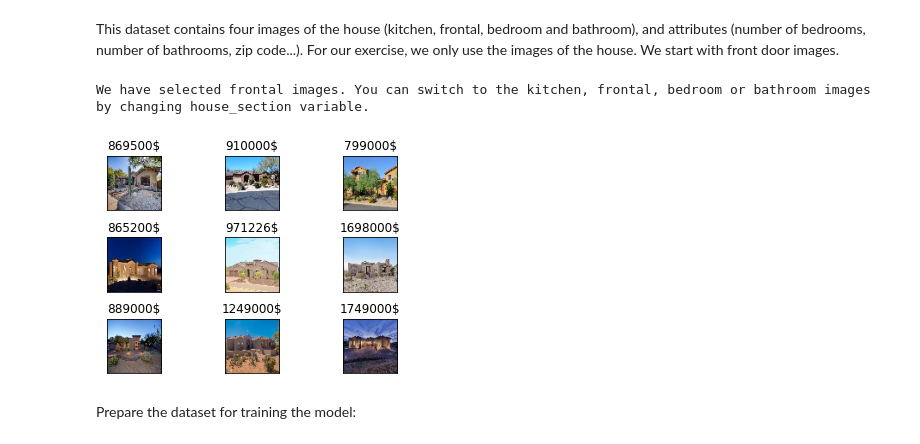
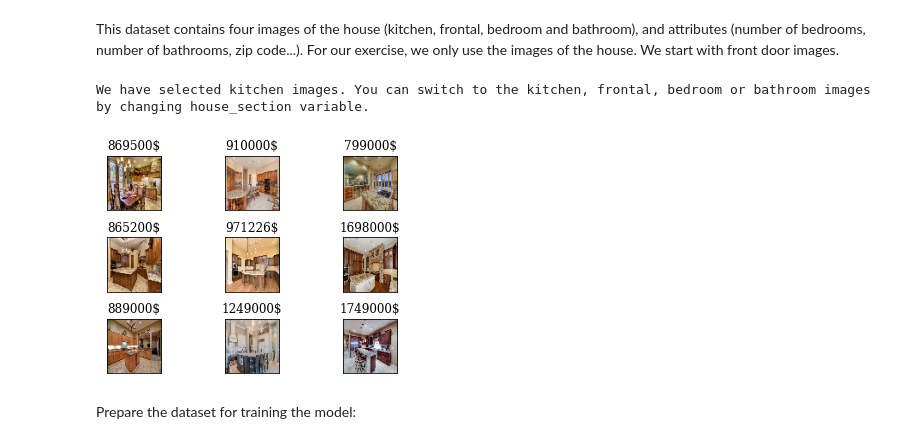
Before and after one commit to limited-fion/deep-learning-cw, a Jupyter notebook: 02_CNN_Introduction.ipynb, the cells around one changed output. Drawn from its saved outputs; the diff is of its cells as text; code cells hidden in the pictures.

```diff
--- a/02_CNN_Introduction.ipynb
+++ b/02_CNN_Introduction.ipynb
@@ -785,37 +1916,37 @@ import numpy as np
 import matplotlib.pyplot as plt
 from numpy.random import seed
 
-house_section = 'frontal' # select between: kitchen, frontal, bedroom or bathroom
+house_section = 'kitchen' # select between: kitchen, frontal, bedroom or bathroom
 print('We have selected {} images. You can switch to the kitchen, frontal, bedroom or bathroom images by changing house_section variable.'.format(house_section))
 images = []
 for i_im in range(1, 536):
   image = cv2.imread(str(i_im)+'_'+house_section+'.jpg')
   image = cv2.resize(image, (64, 64))
   images.append(image)
 
 labels = []
 f = open('HousesInfo.txt', "r")
 for x in f:
   label = (x).split(' ')[-1].split('\n')[0]
   labels.append(label)
 
 # Let's visualize some examples
 N=3
 start_val = 0 # pick an element for the code to plot the following N**2 values
 fig, axes = plt.subplots(N,N)
 for row in range(N):
   for col in range(N):
     idx = start_val+row+N*col
     tmp = cv2.cvtColor(images[idx],cv2.COLOR_BGR2RGB)
     axes[row,col].imshow(tmp, cmap='gray')
     fig.subplots_adjust(hspace=0.5)
     target = int(labels[idx])
     axes[row,col].set_title(str(target) + '$')
     axes[row,col].set_xticks([])
     axes[row,col].set_yticks([])
 # %% [output]
-We have selected frontal images. You can switch to the kitchen, frontal, bedroom or bathroom images by changing house_section variable.
+We have selected kitchen images. You can switch to the kitchen, frontal, bedroom or bathroom images by changing house_section variable.
-[figure, old version]
+[figure, new version]
 # %% [markdown]
 Prepare the dataset for training the model:
 # %%
```
Also changed, not shown: parts of 20 cells of this notebook.
